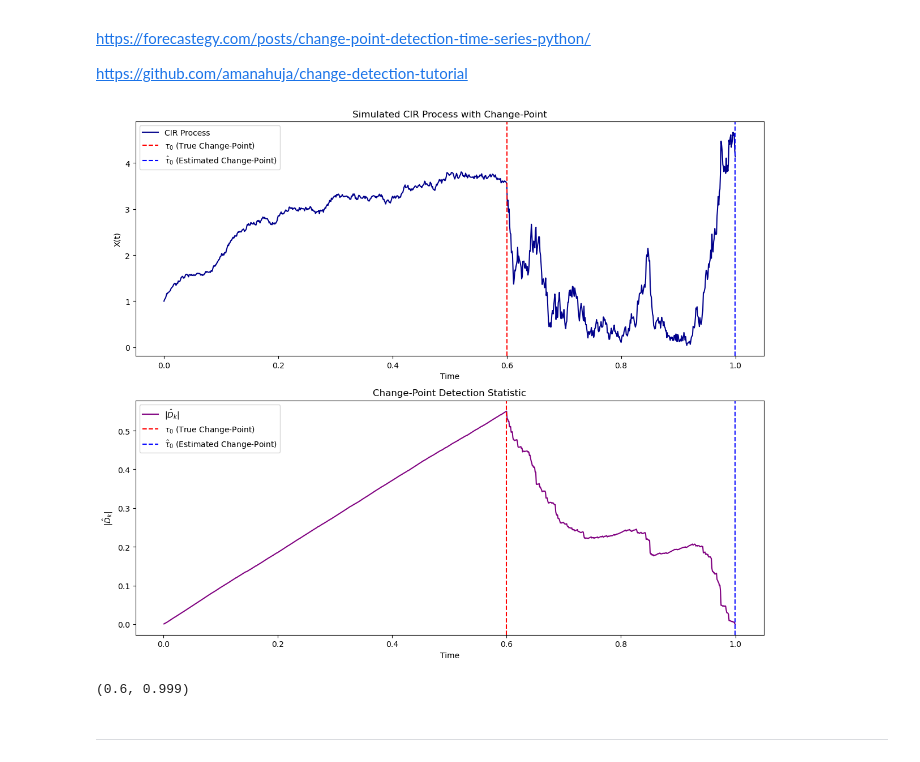
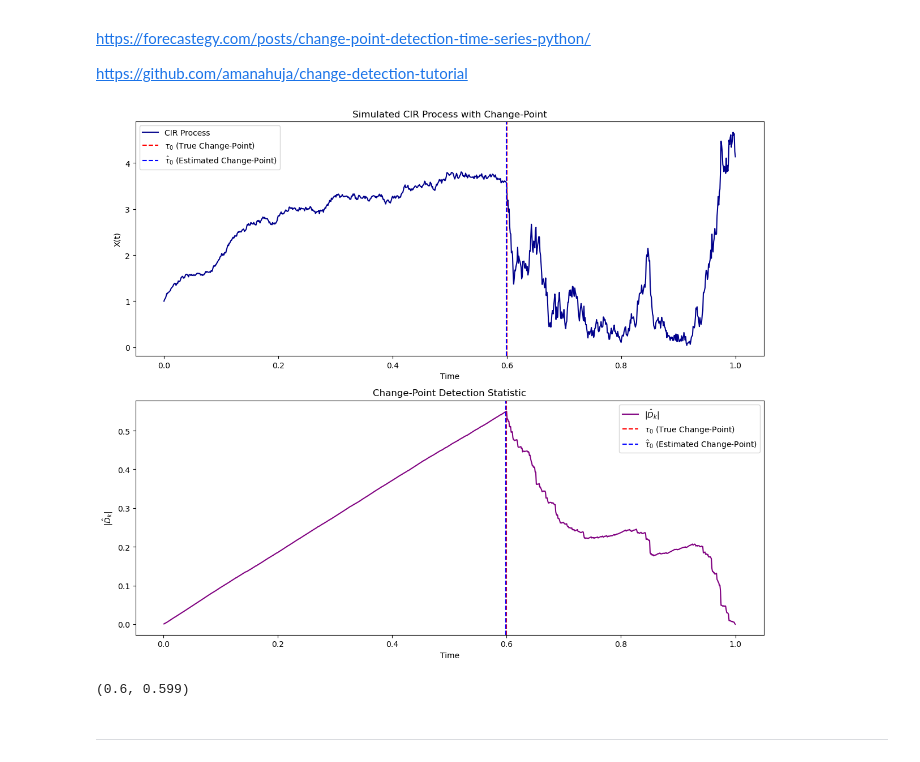
Before and after one commit to AstemirGongapshev/SSP_Sirius, a Jupyter notebook: SSP_exam (2).ipynb, the cells around one changed output. Cells and saved outputs as stored; diff of their text form; code cells hidden in the pictures.

```diff
--- a/SSP_exam (2).ipynb
+++ b/SSP_exam (2).ipynb
@@ -253,37 +253,37 @@ D_k = (np.arange(1, n_steps + 1) / n_steps) - (S_k / S_k[-1])
 D_k_abs = np.abs(D_k)
 
 
-k0_estimated = np.argmin(D_k_abs)
+k0_estimated = np.argmax(D_k_abs)
 estimated_tau = time[k0_estimated]
 
 fig, axs = plt.subplots(2, 1, figsize=(12, 10))
 
 
 axs[0].plot(time, X, label="CIR Process", color="darkblue")
 axs[0].axvline(tau_0, color="red", linestyle="--", label=r"$\tau_0$ (True Change-Point)")
 axs[0].axvline(estimated_tau, color="blue", linestyle="--", label=r"$\hat{\tau}_0$ (Estimated Change-Point)")
 axs[0].set_xlabel("Time")
 axs[0].set_ylabel("X(t)")
 axs[0].legend()
 axs[0].set_title("Simulated CIR Process with Change-Point")
 
 
 axs[1].plot(time[1:], D_k_abs, label=r"$|\hat{D}_k|$", color="purple")
 axs[1].axvline(tau_0, color="red", linestyle="--", label=r"$\tau_0$ (True Change-Point)")
 axs[1].axvline(estimated_tau, color="blue", linestyle="--", label=r"$\hat{\tau}_0$ (Estimated Change-Point)")
 axs[1].set_xlabel("Time")
 axs[1].set_ylabel(r"$|\hat{D}_k|$")
 axs[1].legend()
 axs[1].set_title("Change-Point Detection Statistic")
 
 plt.tight_layout()
 plt.show()
 
 
 tau_0, estimated_tau
 # %% [output]
-[figure, old version]
+[figure, new version]
-(0.6, 0.999)
+(0.6, 0.599)
 # %% [markdown]
 ---
 # %% [markdown]
```
